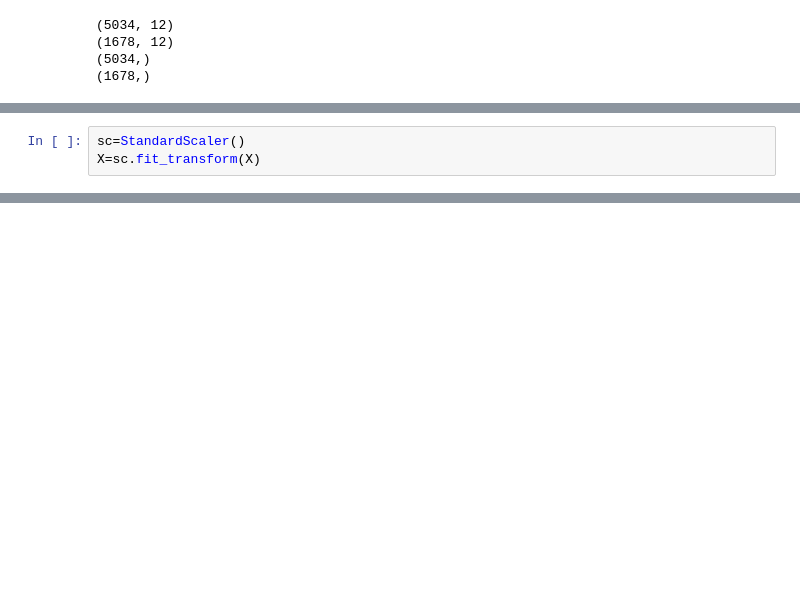
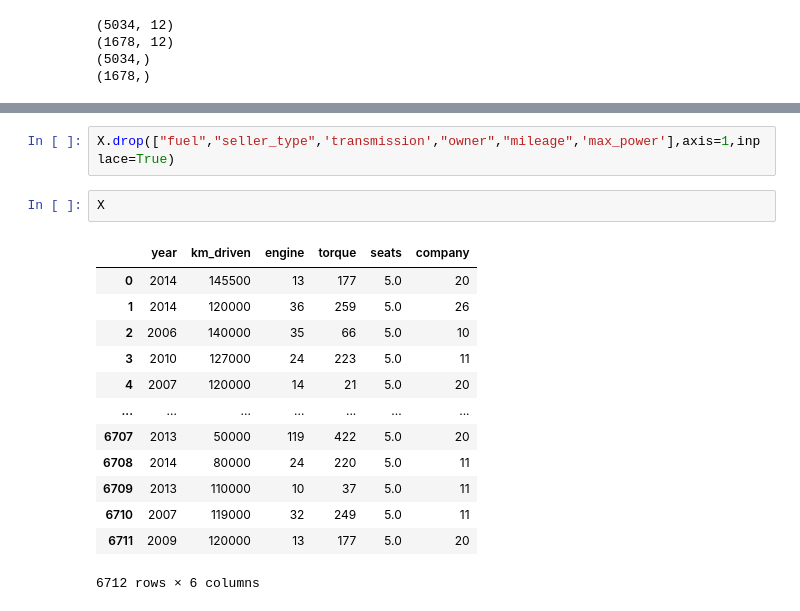
Before and after one commit to Sialsanwal/Data-Science, a Jupyter notebook: Machine learning Model/Regression Model/Project 1/Car Price Pre-Processing.ipynb, the cells around one changed output, grey strips where cells are left out. Drawn from its saved outputs; the diff is of its cells as text; blank space fills up the shorter version.

```diff
--- a/Machine learning Model/Regression Model/Project 1/Car Price Pre-Processing.ipynb
+++ b/Machine learning Model/Regression Model/Project 1/Car Price Pre-Processing.ipynb
@@ -275,3 +282,0 @@ Accuracy: 86.03473870524823
-# %%
-sc=StandardScaler()
-X=sc.fit_transform(X)
@@ -279,0 +307,18 @@ X=sc.fit_transform(X)
+# %%
+X.drop(["fuel","seller_type",'transmission',"owner","mileage",'max_power'],axis=1,inplace=True)
+# %%
+X
+# %% [output]
+|  | year | km_driven | engine | torque | seats | company |
+| 0 | 2014 | 145500 | 13 | 177 | 5.0 | 20 |
+| 1 | 2014 | 120000 | 36 | 259 | 5.0 | 26 |
+| 2 | 2006 | 140000 | 35 | 66 | 5.0 | 10 |
+| 3 | 2010 | 127000 | 24 | 223 | 5.0 | 11 |
+| 4 | 2007 | 120000 | 14 | 21 | 5.0 | 20 |
+| ... | ... | ... | ... | ... | ... | ... |
+| 6707 | 2013 | 50000 | 119 | 422 | 5.0 | 20 |
+| 6708 | 2014 | 80000 | 24 | 220 | 5.0 | 11 |
+| 6709 | 2013 | 110000 | 10 | 37 | 5.0 | 11 |
+| 6710 | 2007 | 119000 | 32 | 249 | 5.0 | 11 |
+| 6711 | 2009 | 120000 | 13 | 177 | 5.0 | 20 |
+6712 rows × 6 columns
```
Also changed, not shown: parts of 16 cells of this notebook.
